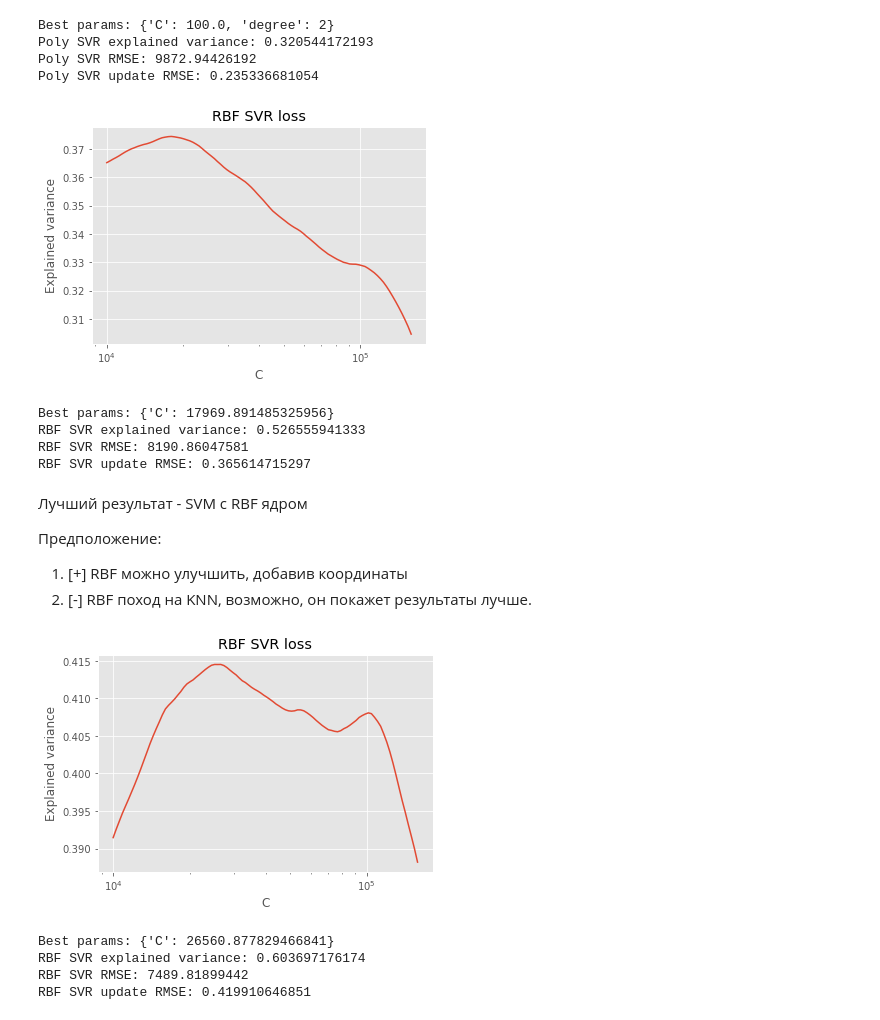
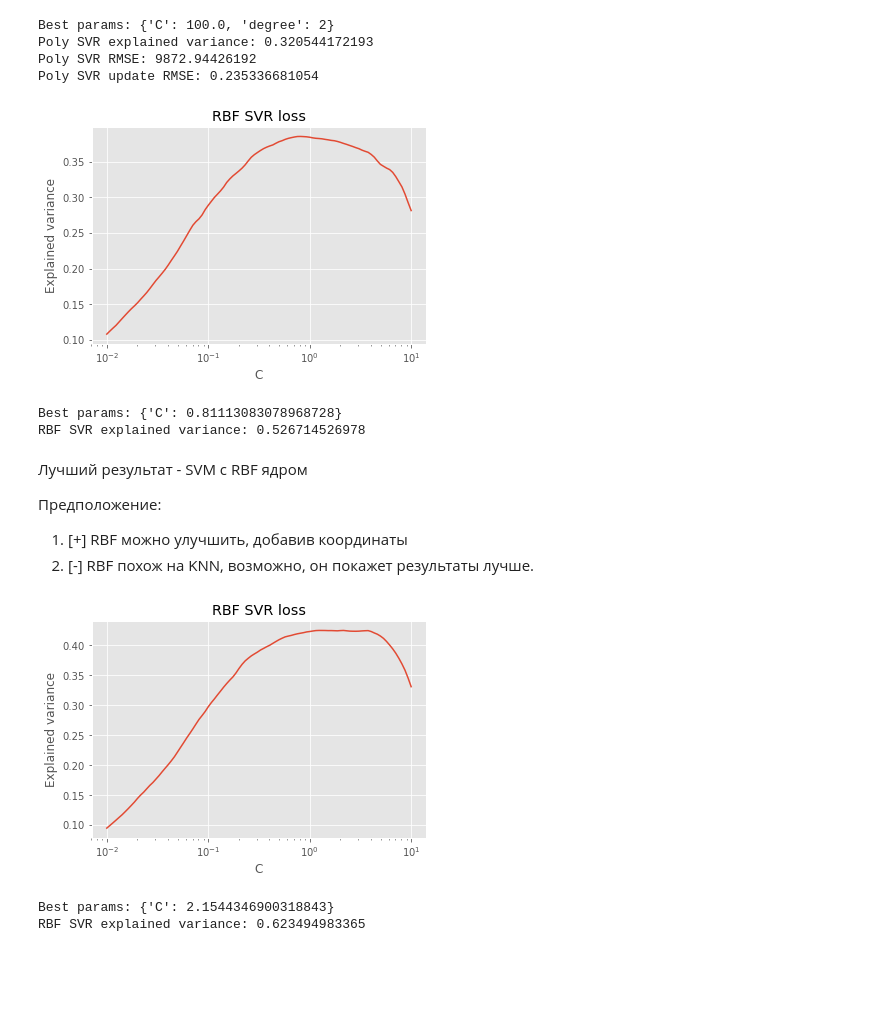
Before and after one commit to vslutov/IntellectualProcessing-Project, a Jupyter notebook: Prediction.ipynb, the cells around one changed output. Drawn from its saved outputs; the diff is of its cells as text; code cells hidden in the pictures; blank space fills up the shorter version.

```diff
--- a/Prediction.ipynb
+++ b/Prediction.ipynb
@@ -22,15 +11,20 @@ df.head()
 # %%
+df = pd.read_csv("data/data.csv", sep="\t", encoding='utf-8', index_col=0)
+
 df.room_size = df.room_size.fillna(10)
 df.airport1_km = df.airport1_km.fillna(150)
 df.airport2_km = df.airport2_km.fillna(150)
 df.votes = df.votes.fillna(0)
 df.score = df.score.fillna(df.score.median())
 df.sightseen_count = df.sightseen_count.fillna(0)
+
+df.price -= df.price.mean()
+df.price /= df.price.std()
 # %%
 from sklearn.model_selection import train_test_split
 train_indeces, test_indeces = train_test_split(range(len(df)), shuffle=True, test_size=0.2, random_state=42)
 # %%
-X = df.drop(["price", "info", "url"], axis=1).values
+X = df.drop(["price", "info", "url", "latitude", "longitude"], axis=1).values
 X -= X.mean(axis=0)
 X /= X.std(axis=0)
 y = df.price.values
@@ -48,8 +42,8 @@ Baseline RMSE:  12911.4919172
 # %%
 from sklearn.linear_model import Ridge, Lasso
-from sklearn.model_selection import cross_val_score, GridSearchCV
+from sklearn.model_selection import cross_val_score, GridSearchCV, RandomizedSearchCV
 
-def plot_score(model, model_name, X_train, y_train, param_name='alpha', param_space=np.logspace(-5, 5, 100), xscale="log"):
+def plot_score(model, model_name, X_train, y_train, param_name='alpha', param_space=np.logspace(-5, 0, 100), xscale="log"):
     errors = []
 
     for alpha in tqdm(param_space):
@@ -78,9 +72,9 @@ def show_best_score(model, model_name, param_grid, X_train, y_train, X_test, y_t
 
     model_score = explained_variance_score(y_test, y_pred)
     print("{model_name} explained variance:".format(model_name=model_name), model_score)
-    model_score = np.sqrt(mean_squared_error(y_test, y_pred))
-    print("{model_name} RMSE:".format(model_name=model_name), model_score)
-    print("{model_name} update RMSE:".format(model_name=model_name), (baseline_score - model_score) / baseline_score)
+    # model_score = np.sqrt(mean_squared_error(y_test, y_pred))
+    # print("{model_name} RMSE:".format(model_name=model_name), model_score)
+    # print("{model_name} update RMSE:".format(model_name=model_name), (baseline_score - model_score) / baseline_score)
 # %% [markdown]
 Предположение: Данных немного, линейные модели справятся хорошо
 # %%
@@ -127,46 +115,41 @@ Poly SVR explained variance: 0.320544172193
 Poly SVR RMSE: 9872.94426192
 Poly SVR update RMSE: 0.235336681054
 # %%
-param_grid = {'C': np.logspace(4, 5.2, 100), }
+param_grid = {'C': np.logspace(-2, 1, 100), }
 
 model = SVR(kernel="rbf")
 
 plot_score(model=model, model_name="RBF SVR", X_train=X_train, y_train=y_train, param_name="C", param_space=param_grid["C"])
 show_best_score(model=model, model_name='RBF SVR',  param_grid=param_grid, X_train=X_train, y_train=y_train, X_test=X_test, y_test=y_test)
 # %% [output]
-[figure, old version]
+[figure, new version]
-Best params: {'C': 17969.891485325956}
-RBF SVR explained variance: 0.526555941333
-RBF SVR RMSE: 8190.86047581
-RBF SVR update RMSE: 0.365614715297
+Best params: {'C': 0.81113083078968728}
+RBF SVR explained variance: 0.526714526978
 # %% [markdown]
 Лучший результат - SVM с RBF ядром
 
 Предположение:
 
 1. [+] RBF можно улучшить, добавив координаты
-1. [-] RBF поход на KNN, возможно, он покажет результаты лучше.
+1. [-] RBF похож на KNN, возможно, он покажет результаты лучше.
 # %%
 X = df.drop(["price", "info", "url"], axis=1).values
 X -= X.mean(axis=0)
 X /= X.std(axis=0)
 y = df.price.values
 
 X_train, X_test = X[train_indeces], X[test_indeces]
 y_train, y_test = y[train_indeces], y[test_indeces]
 
-param_grid = {'C': np.logspace(4, 5.2, 100), }
-
 model = SVR(kernel="rbf")
+param_grid = {'C': np.logspace(-2, 1, 100), }
 
 plot_score(model=model, model_name="RBF SVR", X_train=X_train, y_train=y_train, param_name="C", param_space=param_grid["C"])
 show_best_score(model=model, model_name='RBF SVR',  param_grid=param_grid, X_train=X_train, y_train=y_train, X_test=X_test, y_test=y_test)
 # %% [output]
-[figure, old version]
+[figure, new version]
-Best params: {'C': 26560.877829466841}
-RBF SVR explained variance: 0.603697176174
-RBF SVR RMSE: 7489.81899442
-RBF SVR update RMSE: 0.419910646851
+Best params: {'C': 2.1544346900318843}
+RBF SVR explained variance: 0.623494983365
 # %%
 from sklearn.neighbors import KNeighborsRegressor
 
```
Also changed, not shown: parts of 26 cells of this notebook.
